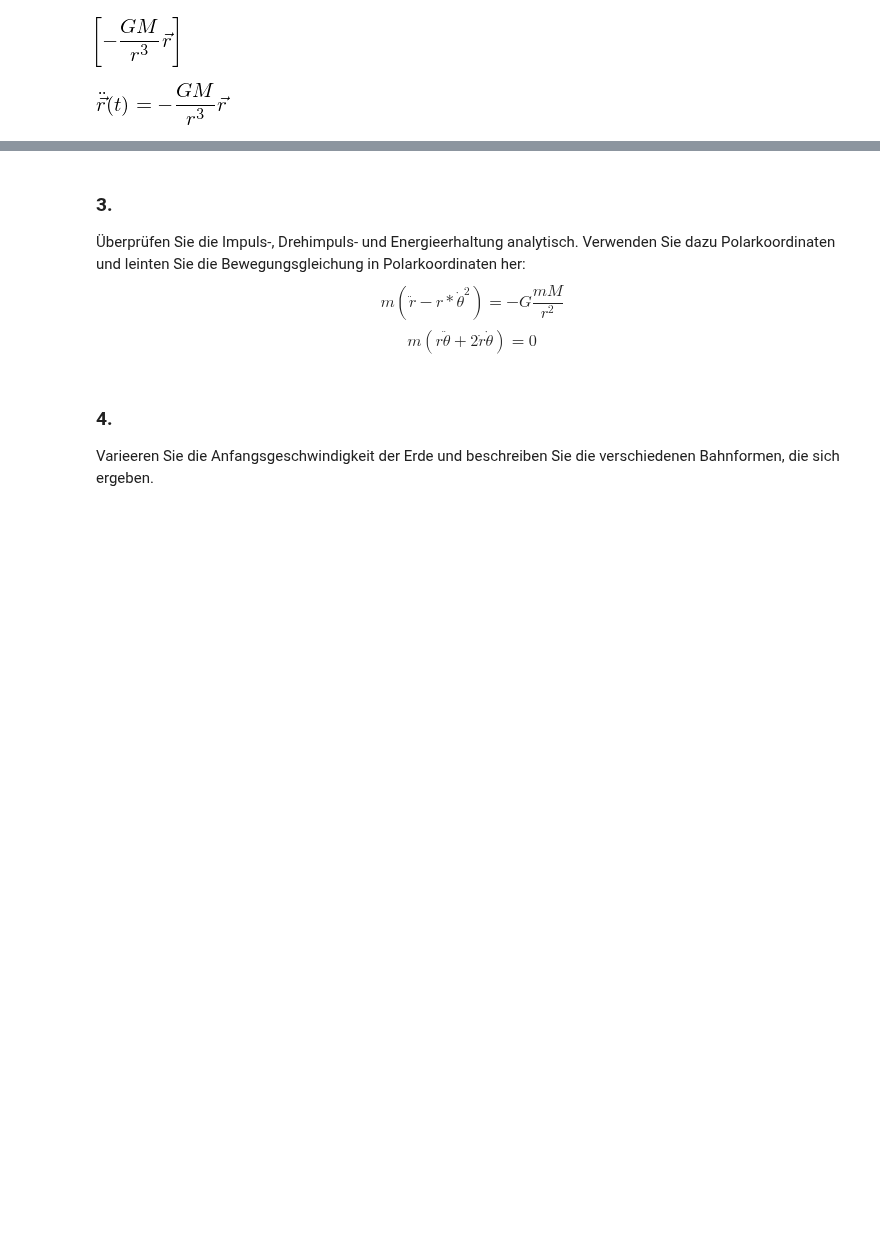
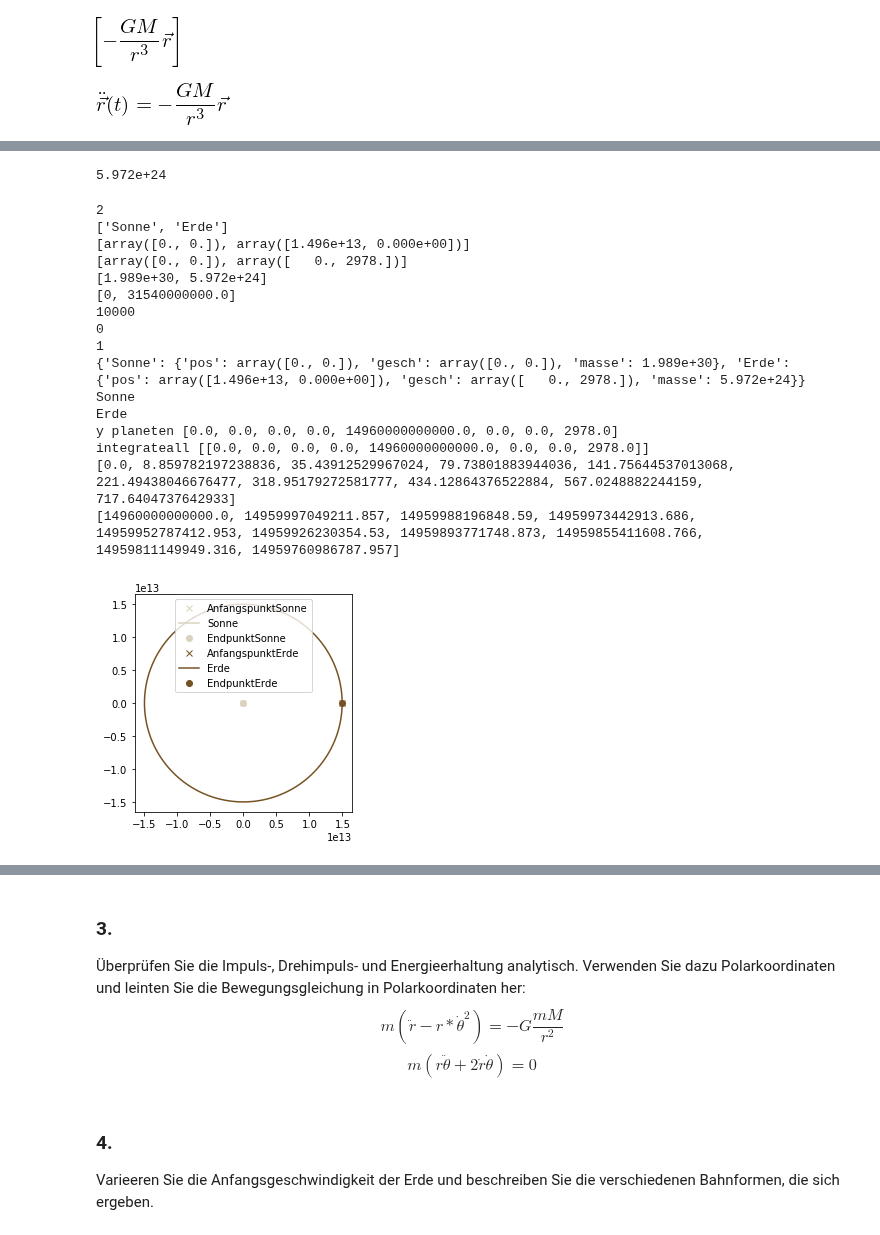
Before and after one commit to AlexandraMayer/Modellbildung-und-Simulation, a Jupyter notebook: Abgabe 2/Klassische Mechanik 2 (Meyer, Mayer).ipynb, the cells around one changed output, grey strips where cells are left out. Saved outputs shown, nothing was run; the diff lists cells and outputs as text; code cells hidden in the pictures; blank space fills up the shorter version.

```diff
--- a/Abgabe 2/Klassische Mechanik 2 (Meyer, Mayer).ipynb
+++ b/Abgabe 2/Klassische Mechanik 2 (Meyer, Mayer).ipynb
@@ -112,11 +102,11 @@ display(gl2)
 [figure]
 [figure]
 # %%
-def rk4(y, t, h, ode):
-    k1 = np.array(ode(t, y))
-    k2 = np.array(ode(t+(h/2), y+ (h/2)*k1))
-    k3 = np.array(ode(t+(h/2), y+(h/2)*k2))
-    k4 = np.array(ode(t+h, y+h*k3))
+def rk4(y, t, m, h, ode):
+    k1 = np.array(ode(t, y, m))
+    k2 = np.array(ode(t+(h/2), y+ (h/2)*k1, m))
+    k3 = np.array(ode(t+(h/2), y+(h/2)*k2, m))
+    k4 = np.array(ode(t+h, y+h*k3, m))
     ynew = y + h*(k1+2*k2+2*k3+k4)/6
     return ynew
 # %%
@@ -281,0 +541,50 @@ def Bahnkurve_Plot(anfangsort, anfangsgesch, t0, tend, N=1000):
+# %%
+#m_e = 5.972e24
+m_e = 5.972e24
+print(m_e)
+#m_s = 1.989e30
+m_s = 1.989e30
+a_ort_e = np.array([149.6e11, 0.])
+#a_ort_e = np.array([149.6e6, 0.0])
+a_ort_s = np.array([0, 0.])
+#a_gesch_e = np.array([0., 29.8e3])
+#a_gesch_e = np.array([0.0, -29.78])
+#a_gesch_e = np.array([0.0, 29.8e3])
+a_gesch_e = np.array([0.0, 2.978e3])
+
+a_gesch_s = np.array([0., 0.])
+#print(np.sqrt((6.674E-11*m_s)/a_ort_e))
+#G_val = 6.673E-22
+#print(G_val*m_s)
+#print(4*np.pi*np.pi)
+
+#a_gesch_e = np.array([0., 40e2])
+# %% [output]
+5.972e+24
+# %%
+Namen = ['Sonne', 'Erde']
+Orte = [a_ort_s, a_ort_e]
+Gesch = [a_gesch_s, a_gesch_e]
+Massen = [m_s, m_e]
+c = Planets_Plot(Namen, Orte, Gesch, Massen, [0, 3.154e10], 10000)
+plt.axis('scaled')
+print(c['Sonne']['x'][0:10])
+print(c['Erde']['x'][0:10])
+# %% [output]
+2
+['Sonne', 'Erde']
+[array([0., 0.]), array([1.496e+13, 0.000e+00])]
+[array([0., 0.]), array([   0., 2978.])]
+[1.989e+30, 5.972e+24]
+[0, 31540000000.0]
+10000
+0
+1
+{'Sonne': {'pos': array([0., 0.]), 'gesch': array([0., 0.]), 'masse': 1.989e+30}, 'Erde': {'pos': array([1.496e+13, 0.000e+00]), 'gesch': array([   0., 2978.]), 'masse': 5.972e+24}}
+Sonne
+Erde
+y planeten [0.0, 0.0, 0.0, 0.0, 14960000000000.0, 0.0, 0.0, 2978.0]
+integrateall [[0.0, 0.0, 0.0, 0.0, 14960000000000.0, 0.0, 0.0, 2978.0]]
+[0.0, 8.859782197238836, 35.43912529967024, 79.73801883944036, 141.75644537013068, 221.49438046676477, 318.95179272581777, 434.12864376522884, 567.0248882244159, 717.6404737642933]
+[14960000000000.0, 14959997049211.857, 14959988196848.59, 14959973442913.686, 14959952787412.953, 14959926230354.53, 14959893771748.873, 14959855411608.766, 14959811149949.316, 14959760986787.957]
+[figure, added]
```
Also changed, not shown: parts of 22 cells of this notebook.
